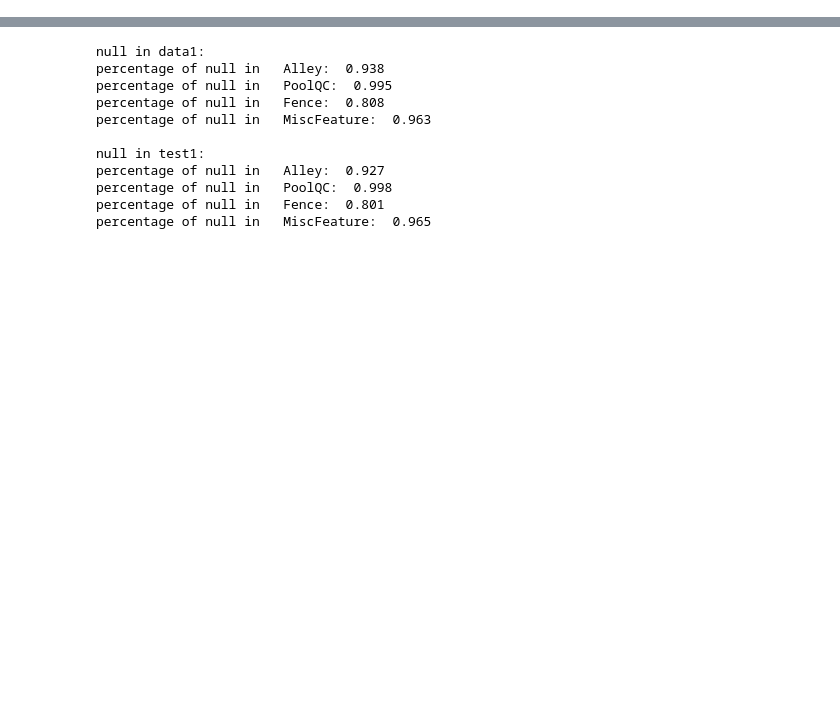
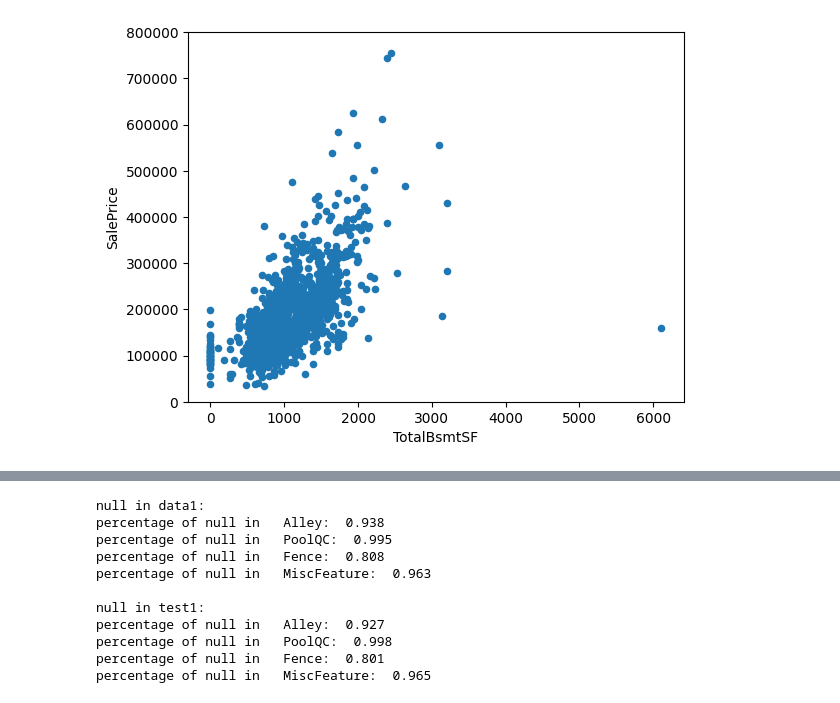
Before and after one commit to morteza-rp/data-science-projects, a Jupyter notebook: 2-House Prices/House_Prices.ipynb, the cells around one changed output, grey strips where cells are left out. Cells and saved outputs as stored; diff of their text form; code cells hidden in the pictures; blank space fills up the shorter version.

```diff
--- a/2-House Prices/House_Prices.ipynb
+++ b/2-House Prices/House_Prices.ipynb
@@ -42,0 +88,6 @@ Identifies the type of dwelling involved in the sale.
+# %%
+#scatter plot totalbsmtsf/saleprice
+data1[["TotalBsmtSF", "SalePrice"]].plot.scatter(x="TotalBsmtSF", y="SalePrice", ylim=(0, 800000))
+plt.show()
+# %% [output]
+[figure, added]
```
Also changed, not shown: parts of 12 cells of this notebook.
